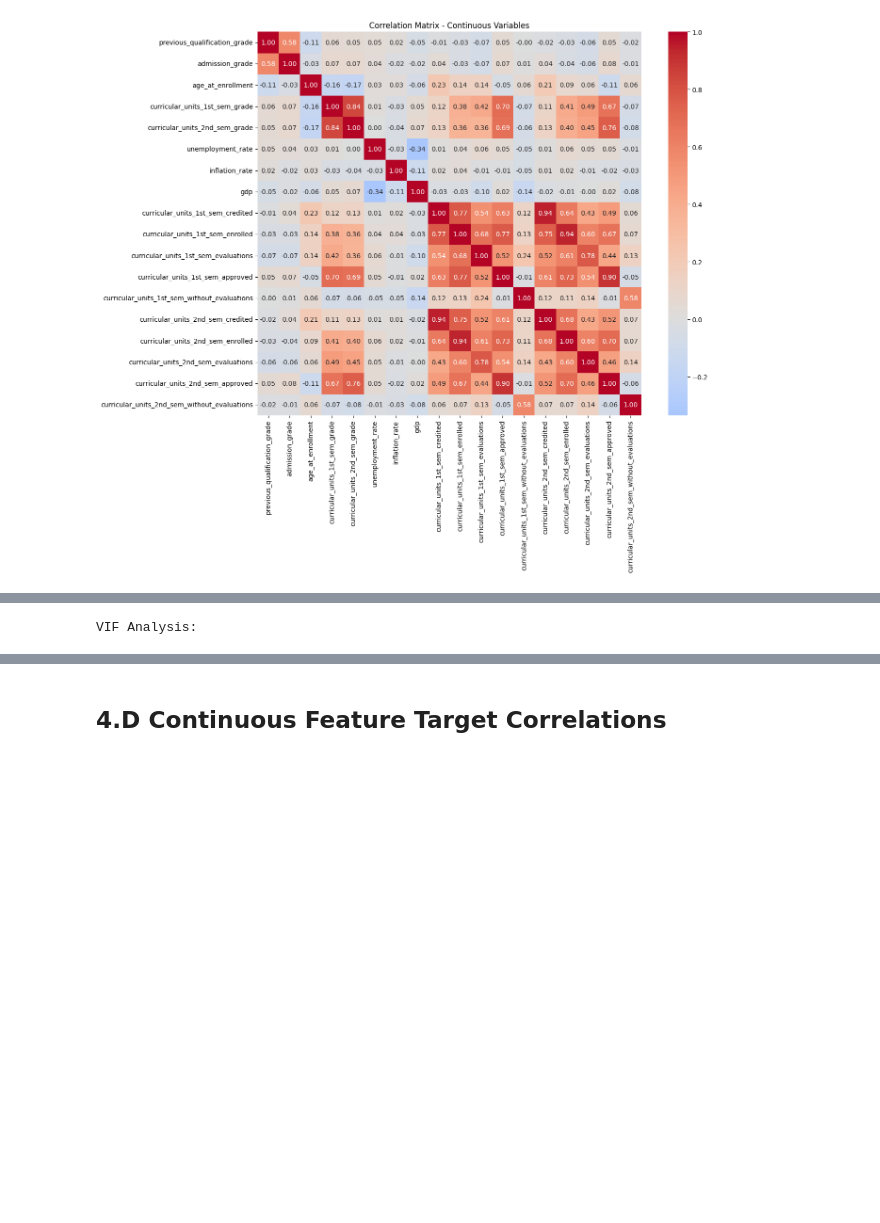
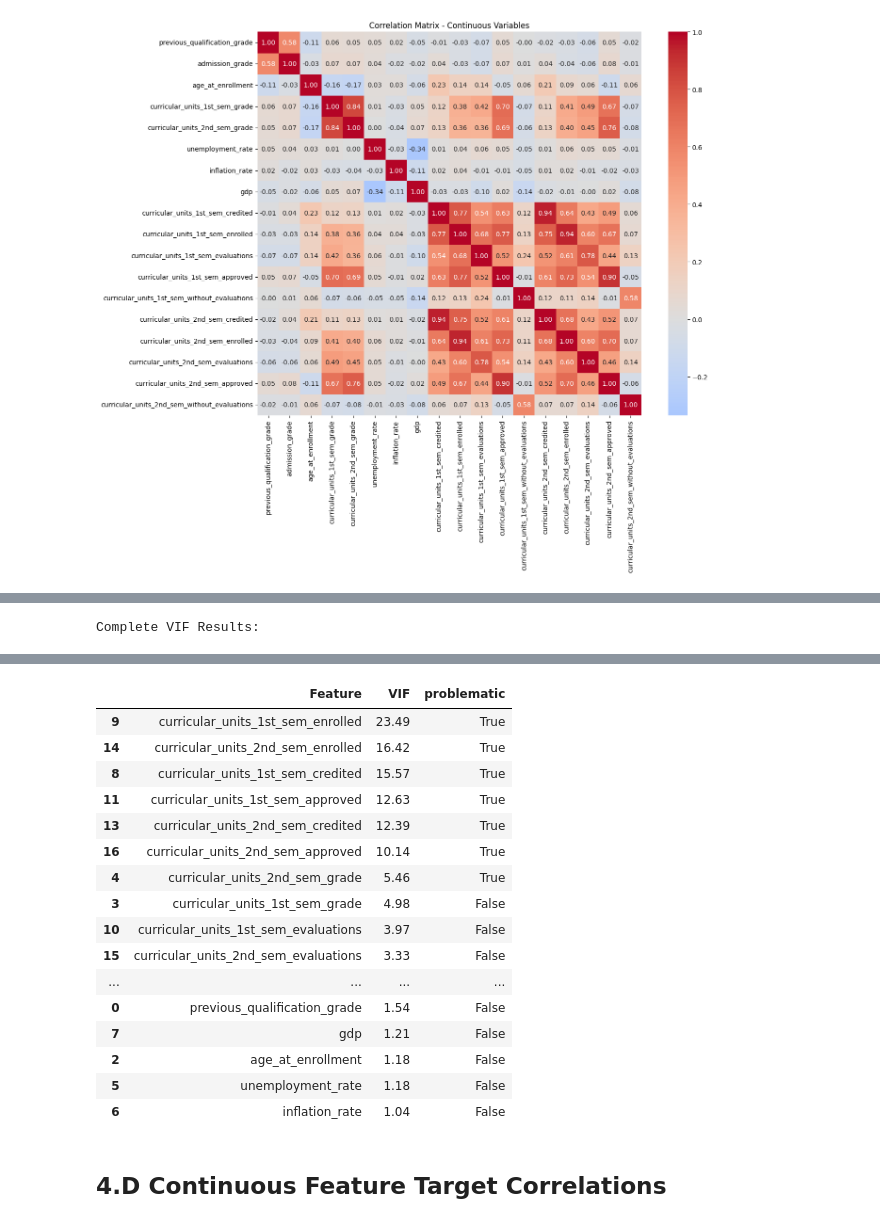
Before and after one commit to cwfmoore/msc_ai_module, a Jupyter notebook: eda.ipynb, the cells around one changed output, grey strips where cells are left out. Cells and saved outputs as stored; diff of their text form; code cells hidden in the pictures; blank space fills up the shorter version.

```diff
--- a/eda.ipynb
+++ b/eda.ipynb
@@ -551,25 +551,26 @@ Highly correlated pairs (>0.8):
 # %%
 def check_vif(df_dataset, continuous_features):
     """ Check Variance Inflation Factor (VIF) for multicollinearity in continuous features."""
-    print('VIF Analysis:')
 
     # Add constant and calculate VIF
     vif_data = add_constant(df_dataset[continuous_features].dropna())
 
-    problematic_features = []
+    # Calculate VIF for all features
+    vif_results = []
     for i in range(1, vif_data.shape[1]):  # Skip constant column
         col = continuous_features[i-1]
         vif = variance_inflation_factor(vif_data.values, i)
-        if vif > 5:
-            problematic_features.append((col, vif))
-            level = 'HIGH' if vif > 10 else 'MODERATE'
-            tools.print_message('attention', f"{col}: {vif:.2f} ({level})")
+        vif_results.append({'Feature': col, 'VIF': round(vif, 2)})
 
-    if not problematic_features:
-        tools.print_message('success', 'No multicollinearity issues found (VIF <= 5)')
+    # Create DataFrame and sort by VIF descending
+    vif_df = pd.DataFrame(vif_results).sort_values('VIF', ascending=False)
+    vif_df['problematic'] = vif_df['VIF'] > 5  # Mark problematic features
 
-    return problematic_features
+    return vif_df
 
+# Usage
 problematic_vif = check_vif(df_dataset, continuous_features)
+print("\nComplete VIF Results:")
+problematic_vif
 # %% [output]
-VIF Analysis:
+Complete VIF Results:
@@ -583,3 +577,20 @@ VIF Analysis:
+|  | Feature | VIF | problematic |
+| 9 | curricular_units_1st_sem_enrolled | 23.49 | True |
+| 14 | curricular_units_2nd_sem_enrolled | 16.42 | True |
+| 8 | curricular_units_1st_sem_credited | 15.57 | True |
+| 11 | curricular_units_1st_sem_approved | 12.63 | True |
+| 13 | curricular_units_2nd_sem_credited | 12.39 | True |
+| 16 | curricular_units_2nd_sem_approved | 10.14 | True |
+| 4 | curricular_units_2nd_sem_grade | 5.46 | True |
+| 3 | curricular_units_1st_sem_grade | 4.98 | False |
+| 10 | curricular_units_1st_sem_evaluations | 3.97 | False |
+| 15 | curricular_units_2nd_sem_evaluations | 3.33 | False |
+| ... | ... | ... | ... |
+| 0 | previous_qualification_grade | 1.54 | False |
+| 7 | gdp | 1.21 | False |
+| 2 | age_at_enrollment | 1.18 | False |
+| 5 | unemployment_rate | 1.18 | False |
+| 6 | inflation_rate | 1.04 | False |
 # %% [markdown]
 ## 4.D Continuous Feature Target Correlations
 # %%
```
Also changed, not shown: parts of 8 cells of this notebook, 2 other files.
